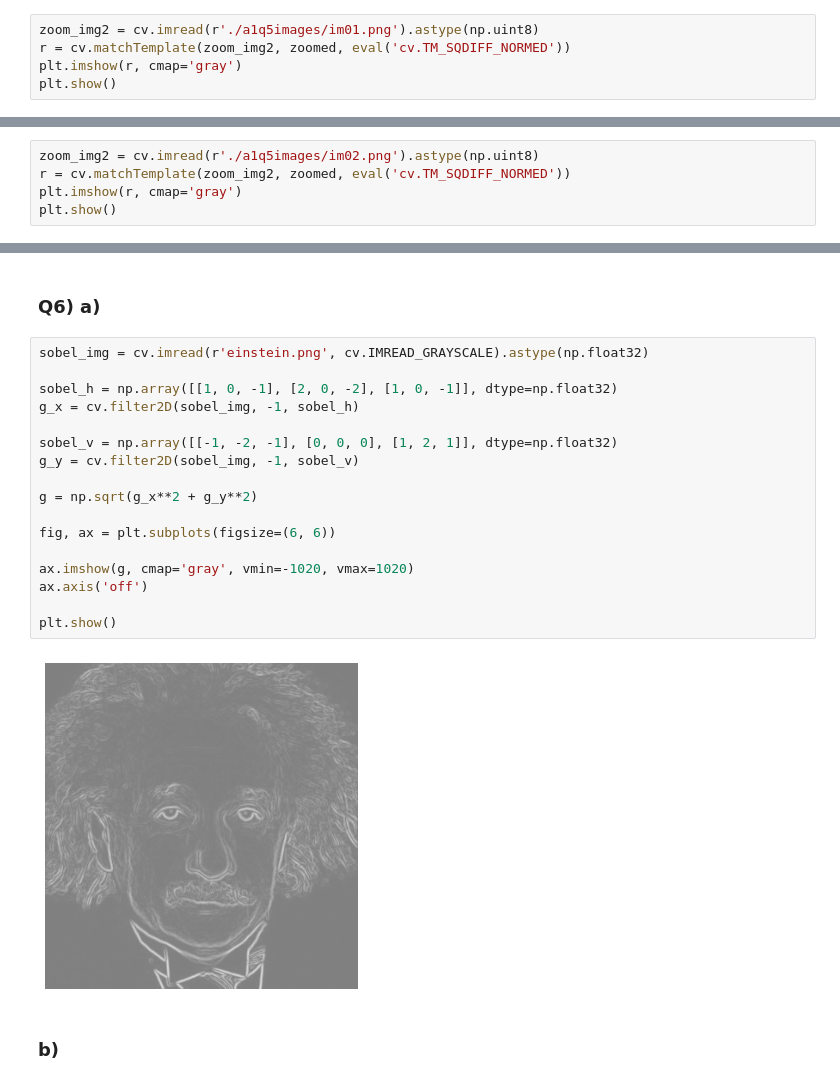
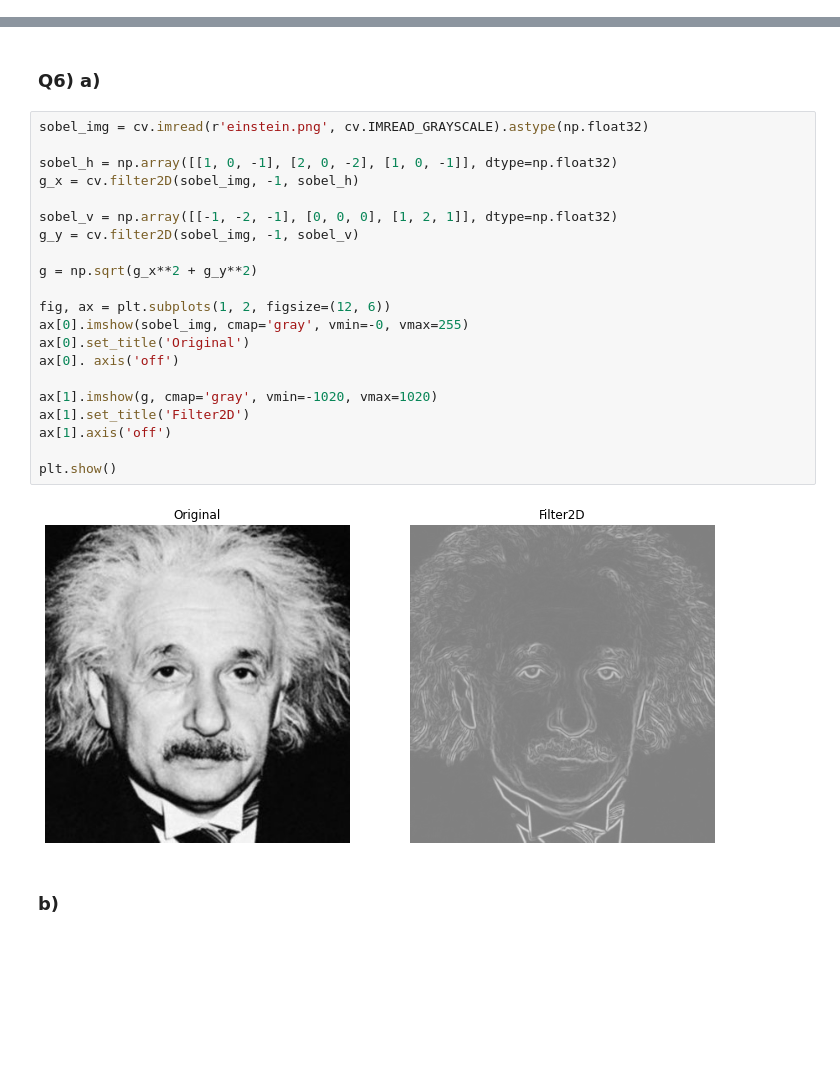
Before and after one commit to Krishnakanth-lab/EN2550_Assignment1, a Jupyter notebook: Krishnakanth_190323C_a01.ipynb, the cells around one changed output, grey strips where cells are left out. Cells and saved outputs as stored; diff of their text form; blank space fills up the shorter version.

```diff
--- a/Krishnakanth_190323C_a01.ipynb
+++ b/Krishnakanth_190323C_a01.ipynb
@@ -250,5 +248,0 @@ cv.destroyAllWindows()
-# %%
-zoom_img2 = cv.imread(r'./a1q5images/im01.png').astype(np.uint8)
-r = cv.matchTemplate(zoom_img2, zoomed, eval('cv.TM_SQDIFF_NORMED'))
-plt.imshow(r, cmap='gray')
-plt.show()
@@ -299,5 +287,0 @@ cv.destroyAllWindows()
-# %%
-zoom_img2 = cv.imread(r'./a1q5images/im02.png').astype(np.uint8)
-r = cv.matchTemplate(zoom_img2, zoomed, eval('cv.TM_SQDIFF_NORMED'))
-plt.imshow(r, cmap='gray')
-plt.show()
@@ -308,22 +290,26 @@ plt.show()
 # %%
 sobel_img = cv.imread(r'einstein.png', cv.IMREAD_GRAYSCALE).astype(np.float32)
 
 sobel_h = np.array([[1, 0, -1], [2, 0, -2], [1, 0, -1]], dtype=np.float32)
 g_x = cv.filter2D(sobel_img, -1, sobel_h)
 
 sobel_v = np.array([[-1, -2, -1], [0, 0, 0], [1, 2, 1]], dtype=np.float32)
 g_y = cv.filter2D(sobel_img, -1, sobel_v)
 
 g = np.sqrt(g_x**2 + g_y**2)
 
-fig, ax = plt.subplots(figsize=(6, 6))
+fig, ax = plt.subplots(1, 2, figsize=(12, 6))
+ax[0].imshow(sobel_img, cmap='gray', vmin=-0, vmax=255)
+ax[0].set_title('Original')
+ax[0]. axis('off')
 
-ax.imshow(g, cmap='gray', vmin=-1020, vmax=1020)
-ax.axis('off')
+ax[1].imshow(g, cmap='gray', vmin=-1020, vmax=1020)
+ax[1].set_title('Filter2D')
+ax[1].axis('off')
 
 plt.show()
 # %% [output]
-[figure, old version]
+[figure, new version]
 # %% [markdown]
 ### b)
 # %%
```
Also changed, not shown: parts of 10 cells of this notebook.
